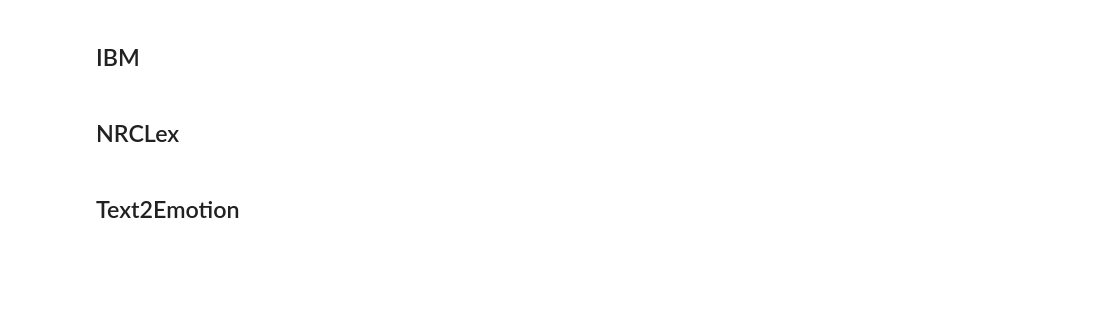
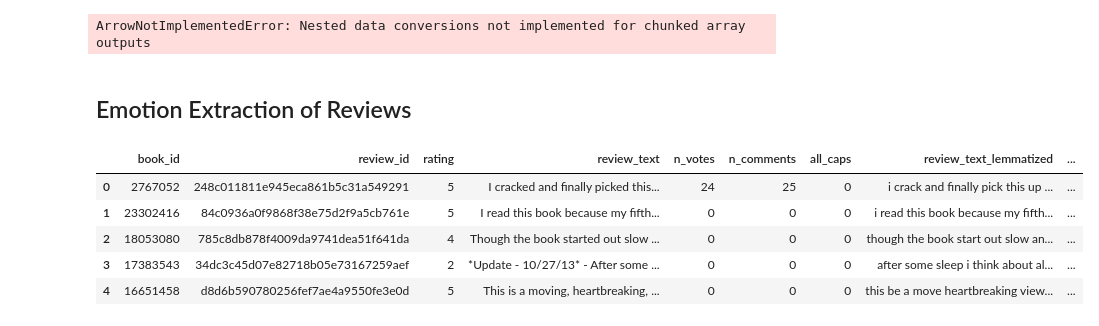
Before and after one commit to jesseAvgonzsmi/emotional-goodreads, a Jupyter notebook: models/emotion_selection.ipynb, the cells around one changed output. Saved outputs shown, nothing was run; the diff lists cells and outputs as text; code cells hidden in the pictures; blank space fills up the shorter version.

```diff
--- a/models/emotion_selection.ipynb
+++ b/models/emotion_selection.ipynb
@@ -117,6 +1,24 @@ shelf_counts
-# %% [markdown]
-## IBM
-# %% [markdown]
-## NRCLex
-# %% [markdown]
-## Text2Emotion
+# %%
+import pandas as pd
+import pickle
+from tqdm import tqdm
+import pyarrow.parquet as pq
+tqdm.pandas()
+
+DIR_new = 'C:\\Users\\jesse\\Desktop\\Honors Project\\'
+
+with open(DIR_new+ 'ya_reviews.pkl', 'rb') as f:
+    reviews = pickle.load(f)
+# %% [output]
+ArrowNotImplementedError: Nested data conversions not implemented for chunked array outputs
+# %% [markdown]
+## Emotion Extraction of Reviews
+# %%
+reviews.head()
+# %% [output]
+|  | book_id | review_id | rating | review_text | n_votes | n_comments | all_caps | review_text_lemmatized | ... |
+| 0 | 2767052 | 248c011811e945eca861b5c31a549291 | 5 | I cracked and finally picked this... | 24 | 25 | 0 | i crack and finally pick this up ... | ... |
+| 1 | 23302416 | 84c0936a0f9868f38e75d2f9a5cb761e | 5 | I read this book because my fifth... | 0 | 0 | 0 | i read this book because my fifth... | ... |
+| 2 | 18053080 | 785c8db878f4009da9741dea51f641da | 4 | Though the book started out slow ... | 0 | 0 | 0 | though the book start out slow an... | ... |
+| 3 | 17383543 | 34dc3c45d07e82718b05e73167259aef | 2 | *Update - 10/27/13* - After some ... | 0 | 0 | 0 | after some sleep i think about al... | ... |
+| 4 | 16651458 | d8d6b590780256fef7ae4a9550fe3e0d | 5 | This is a moving, heartbreaking, ... | 0 | 0 | 0 | this be a move heartbreaking view... | ... |
```
Also changed, not shown: parts of 33 cells of this notebook, 4 other files.
